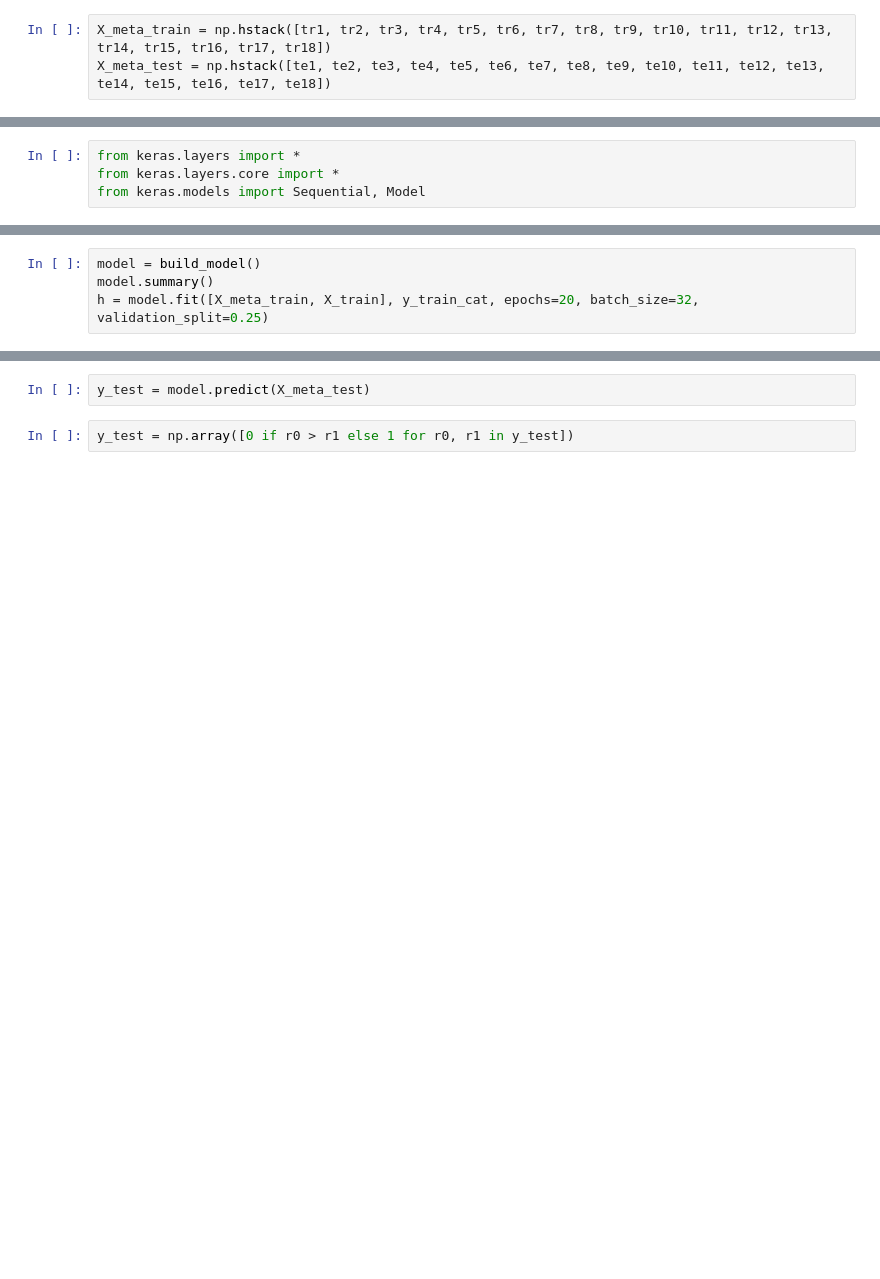
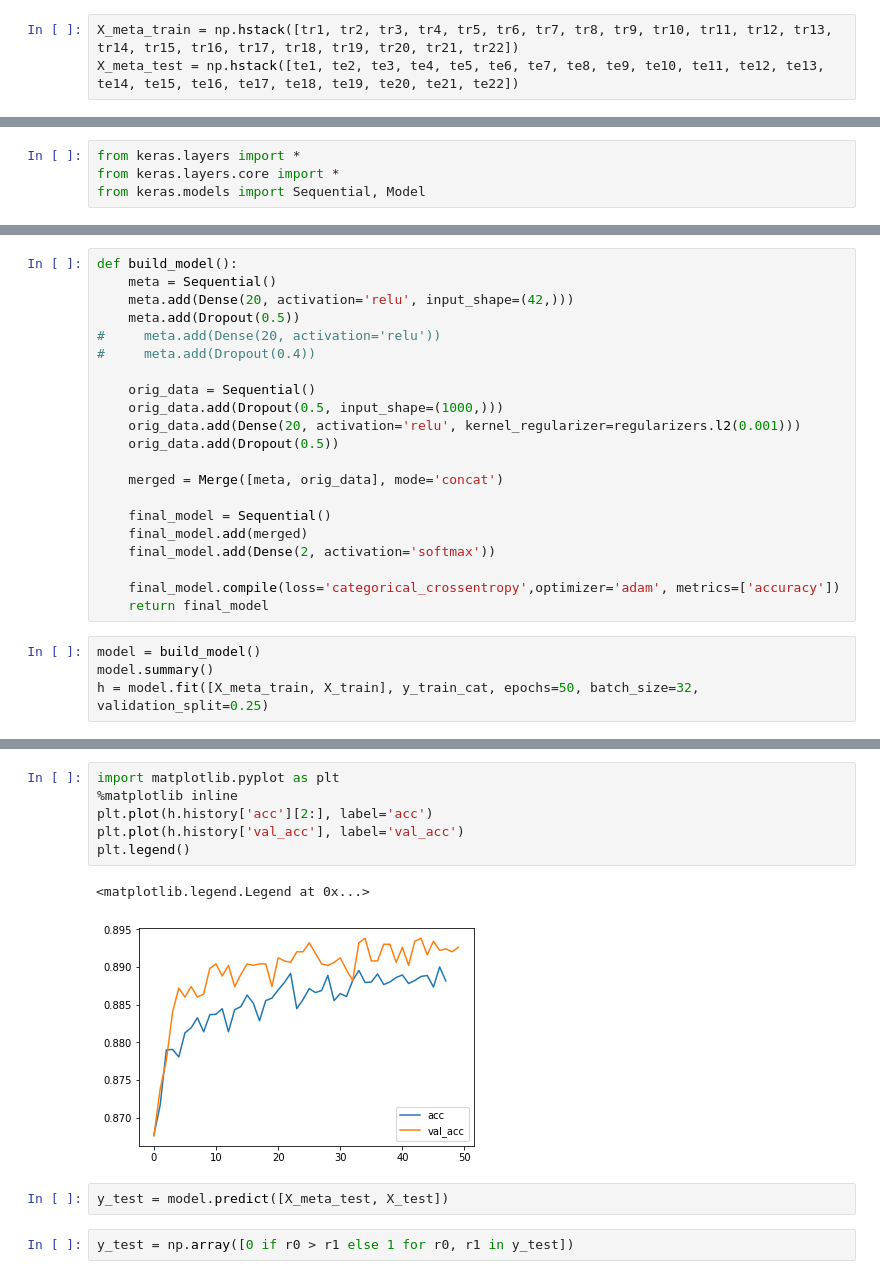
Before and after one commit to olakalisz/cs155-projects, a Jupyter notebook: src/generate_second_layer.ipynb, the cells around one changed output, grey strips where cells are left out. Cells and saved outputs as stored; diff of their text form; blank space fills up the shorter version.

```diff
--- a/src/generate_second_layer.ipynb
+++ b/src/generate_second_layer.ipynb
@@ -78,5 +96,5 @@ te19 = np.loadtxt('../inferences/xgb2_test.txt', ndmin=2)
 # %%
-X_meta_train = np.hstack([tr1, tr2, tr3, tr4, tr5, tr6, tr7, tr8, tr9, tr10, tr11, tr12, tr13, tr14, tr15, tr16, tr17, tr18])
-X_meta_test = np.hstack([te1, te2, te3, te4, te5, te6, te7, te8, te9, te10, te11, te12, te13, te14, te15, te16, te17, te18])
+X_meta_train = np.hstack([tr1, tr2, tr3, tr4, tr5, tr6, tr7, tr8, tr9, tr10, tr11, tr12, tr13, tr14, tr15, tr16, tr17, tr18, tr19, tr20, tr21, tr22])
+X_meta_test = np.hstack([te1, te2, te3, te4, te5, te6, te7, te8, te9, te10, te11, te12, te13, te14, te15, te16, te17, te18, te19, te20, te21, te22])
 # %%
 X_meta_test.shape
@@ -115,5 +105,26 @@ def build_model():
+# %%
+def build_model():
+    meta = Sequential()
+    meta.add(Dense(20, activation='relu', input_shape=(42,)))
+    meta.add(Dropout(0.5))
+#     meta.add(Dense(20, activation='relu'))
+#     meta.add(Dropout(0.4))
+
+    orig_data = Sequential()
+    orig_data.add(Dropout(0.5, input_shape=(1000,)))
+    orig_data.add(Dense(20, activation='relu', kernel_regularizer=regularizers.l2(0.001)))
+    orig_data.add(Dropout(0.5))
+
+    merged = Merge([meta, orig_data], mode='concat')
+
+    final_model = Sequential()
+    final_model.add(merged)
+    final_model.add(Dense(2, activation='softmax'))
+
+    final_model.compile(loss='categorical_crossentropy',optimizer='adam', metrics=['accuracy'])
+    return final_model
 # %%
 model = build_model()
 model.summary()
-h = model.fit([X_meta_train, X_train], y_train_cat, epochs=20, batch_size=32, validation_split=0.25)
+h = model.fit([X_meta_train, X_train], y_train_cat, epochs=50, batch_size=32, validation_split=0.25)
 # %% [output]
@@ -137,5 +148,14 @@ Epoch 20/20
+# %%
+import matplotlib.pyplot as plt
+%matplotlib inline
+plt.plot(h.history['acc'][2:], label='acc')
+plt.plot(h.history['val_acc'], label='val_acc')
+plt.legend()
+# %% [output]
+<matplotlib.legend.Legend at 0x...>
+[figure, added]
 # %%
-y_test = model.predict(X_meta_test)
+y_test = model.predict([X_meta_test, X_test])
 # %%
 y_test = np.array([0 if r0 > r1 else 1 for r0, r1 in y_test])
 # %%
```
Also changed, not shown: parts of 10 cells of this notebook, 1 other file.
